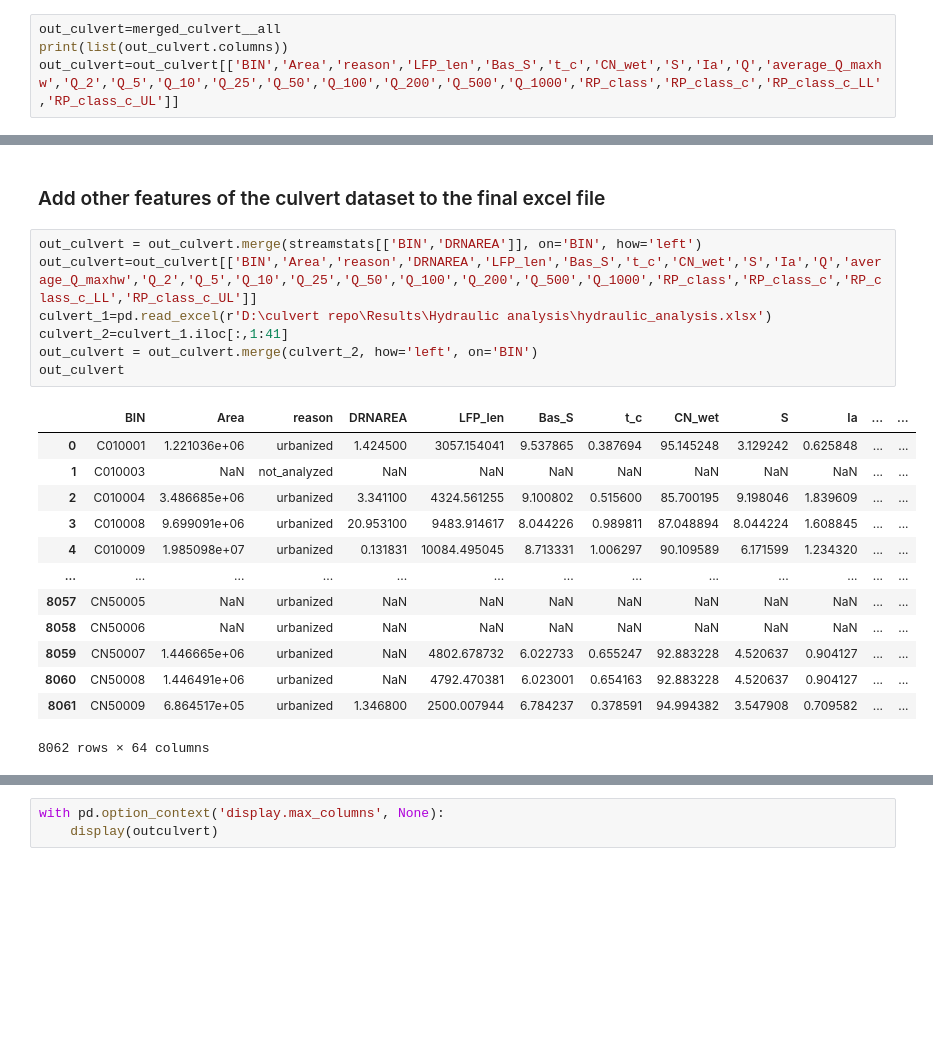
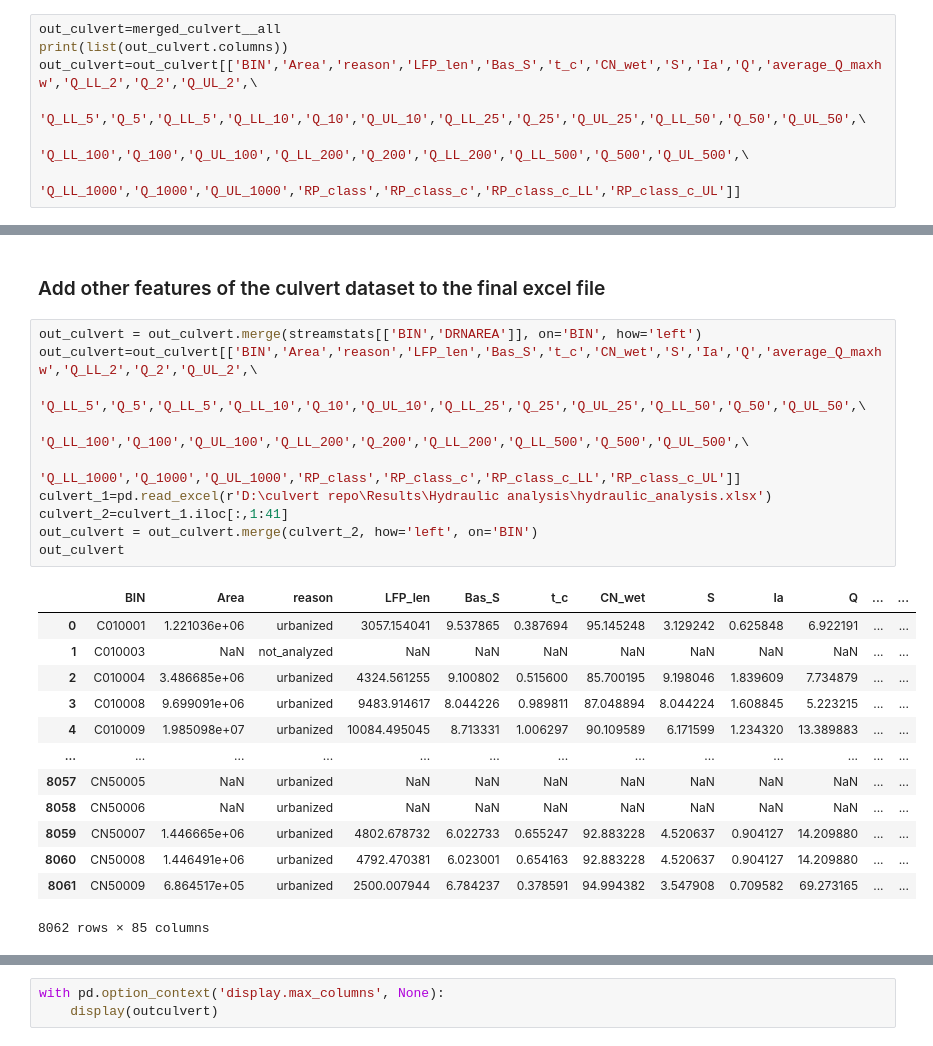
Before and after one commit to omidemam/flood_risk_dynamics, a Jupyter notebook: 5. Results/All/Results_visualization_V1.1_ALL.ipynb, the cells around one changed output, grey strips where cells are left out. Cells and saved outputs as stored; diff of their text form; blank space fills up the shorter version.

```diff
--- a/5. Results/All/Results_visualization_V1.1_ALL.ipynb
+++ b/5. Results/All/Results_visualization_V1.1_ALL.ipynb
@@ -755,7 +771,10 @@ np.shape(merged_culvert__all)
 # %%
 out_culvert=merged_culvert__all
 print(list(out_culvert.columns))
-out_culvert=out_culvert[['BIN','Area','reason','LFP_len','Bas_S','t_c','CN_wet','S','Ia','Q','average_Q_maxhw','Q_2','Q_5','Q_10','Q_25','Q_50','Q_100','Q_200','Q_500','Q_1000','RP_class','RP_class_c','RP_class_c_LL','RP_class_c_UL']]
+out_culvert=out_culvert[['BIN','Area','reason','LFP_len','Bas_S','t_c','CN_wet','S','Ia','Q','average_Q_maxhw','Q_LL_2','Q_2','Q_UL_2',\
+                         'Q_LL_5','Q_5','Q_LL_5','Q_LL_10','Q_10','Q_UL_10','Q_LL_25','Q_25','Q_UL_25','Q_LL_50','Q_50','Q_UL_50',\
+                         'Q_LL_100','Q_100','Q_UL_100','Q_LL_200','Q_200','Q_LL_200','Q_LL_500','Q_500','Q_UL_500',\
+                         'Q_LL_1000','Q_1000','Q_UL_1000','RP_class','RP_class_c','RP_class_c_LL','RP_class_c_UL']]
 # %% [output]
 ['BIN', 'reason', 'Ini_lon', 'Ini_lat', 'lonsnap_10', 'latsnap_10', 'Area_10', 'Peri_10', 'LFP_len_10', 'LFP_S_10', 'Bas_S_10', 'cul_S10', 'lonsnap_20', 'latsnap_20', 'Area_20', 'Peri_20', 'LFP_len_20 ...
 # %%
@@ -780,25 +799,28 @@ streamstats['DRNAREA']=streamstats['DRNAREA']*2.59
 ### Add other features of the culvert dataset to the final excel file
 # %%
 out_culvert = out_culvert.merge(streamstats[['BIN','DRNAREA']], on='BIN', how='left')
-out_culvert=out_culvert[['BIN','Area','reason','DRNAREA','LFP_len','Bas_S','t_c','CN_wet','S','Ia','Q','average_Q_maxhw','Q_2','Q_5','Q_10','Q_25','Q_50','Q_100','Q_200','Q_500','Q_1000','RP_class','RP_class_c','RP_class_c_LL','RP_class_c_UL']]
+out_culvert=out_culvert[['BIN','Area','reason','LFP_len','Bas_S','t_c','CN_wet','S','Ia','Q','average_Q_maxhw','Q_LL_2','Q_2','Q_UL_2',\
+                         'Q_LL_5','Q_5','Q_LL_5','Q_LL_10','Q_10','Q_UL_10','Q_LL_25','Q_25','Q_UL_25','Q_LL_50','Q_50','Q_UL_50',\
+                         'Q_LL_100','Q_100','Q_UL_100','Q_LL_200','Q_200','Q_LL_200','Q_LL_500','Q_500','Q_UL_500',\
+                         'Q_LL_1000','Q_1000','Q_UL_1000','RP_class','RP_class_c','RP_class_c_LL','RP_class_c_UL']]
 culvert_1=pd.read_excel(r'D:\culvert repo\Results\Hydraulic analysis\hydraulic_analysis.xlsx')
 culvert_2=culvert_1.iloc[:,1:41]
 out_culvert = out_culvert.merge(culvert_2, how='left', on='BIN')
 out_culvert
 # %% [output]
-|  | BIN | Area | reason | DRNAREA | LFP_len | Bas_S | t_c | CN_wet | S | Ia | ... | ... |
-| 0 | C010001 | 1.221036e+06 | urbanized | 1.424500 | 3057.154041 | 9.537865 | 0.387694 | 95.145248 | 3.129242 | 0.625848 | ... | ... |
+|  | BIN | Area | reason | LFP_len | Bas_S | t_c | CN_wet | S | Ia | Q | ... | ... |
+| 0 | C010001 | 1.221036e+06 | urbanized | 3057.154041 | 9.537865 | 0.387694 | 95.145248 | 3.129242 | 0.625848 | 6.922191 | ... | ... |
 | 1 | C010003 | NaN | not_analyzed | NaN | NaN | NaN | NaN | NaN | NaN | NaN | ... | ... |
-| 2 | C010004 | 3.486685e+06 | urbanized | 3.341100 | 4324.561255 | 9.100802 | 0.515600 | 85.700195 | 9.198046 | 1.839609 | ... | ... |
-| 3 | C010008 | 9.699091e+06 | urbanized | 20.953100 | 9483.914617 | 8.044226 | 0.989811 | 87.048894 | 8.044224 | 1.608845 | ... | ... |
-| 4 | C010009 | 1.985098e+07 | urbanized | 0.131831 | 10084.495045 | 8.713331 | 1.006297 | 90.109589 | 6.171599 | 1.234320 | ... | ... |
+| 2 | C010004 | 3.486685e+06 | urbanized | 4324.561255 | 9.100802 | 0.515600 | 85.700195 | 9.198046 | 1.839609 | 7.734879 | ... | ... |
+| 3 | C010008 | 9.699091e+06 | urbanized | 9483.914617 | 8.044226 | 0.989811 | 87.048894 | 8.044224 | 1.608845 | 5.223215 | ... | ... |
+| 4 | C010009 | 1.985098e+07 | urbanized | 10084.495045 | 8.713331 | 1.006297 | 90.109589 | 6.171599 | 1.234320 | 13.389883 | ... | ... |
 | ... | ... | ... | ... | ... | ... | ... | ... | ... | ... | ... | ... | ... |
 | 8057 | CN50005 | NaN | urbanized | NaN | NaN | NaN | NaN | NaN | NaN | NaN | ... | ... |
 | 8058 | CN50006 | NaN | urbanized | NaN | NaN | NaN | NaN | NaN | NaN | NaN | ... | ... |
-| 8059 | CN50007 | 1.446665e+06 | urbanized | NaN | 4802.678732 | 6.022733 | 0.655247 | 92.883228 | 4.520637 | 0.904127 | ... | ... |
-| 8060 | CN50008 | 1.446491e+06 | urbanized | NaN | 4792.470381 | 6.023001 | 0.654163 | 92.883228 | 4.520637 | 0.904127 | ... | ... |
-| 8061 | CN50009 | 6.864517e+05 | urbanized | 1.346800 | 2500.007944 | 6.784237 | 0.378591 | 94.994382 | 3.547908 | 0.709582 | ... | ... |
+| 8059 | CN50007 | 1.446665e+06 | urbanized | 4802.678732 | 6.022733 | 0.655247 | 92.883228 | 4.520637 | 0.904127 | 14.209880 | ... | ... |
+| 8060 | CN50008 | 1.446491e+06 | urbanized | 4792.470381 | 6.023001 | 0.654163 | 92.883228 | 4.520637 | 0.904127 | 14.209880 | ... | ... |
+| 8061 | CN50009 | 6.864517e+05 | urbanized | 2500.007944 | 6.784237 | 0.378591 | 94.994382 | 3.547908 | 0.709582 | 69.273165 | ... | ... |
-8062 rows × 64 columns
+8062 rows × 85 columns
 # %%
 out_culvert.Area=(out_culvert.Area/1e6).round(5)
 out_culvert.DRNAREA=(out_culvert.DRNAREA).round(5)
```
Also changed, not shown: parts of 4 cells of this notebook.
